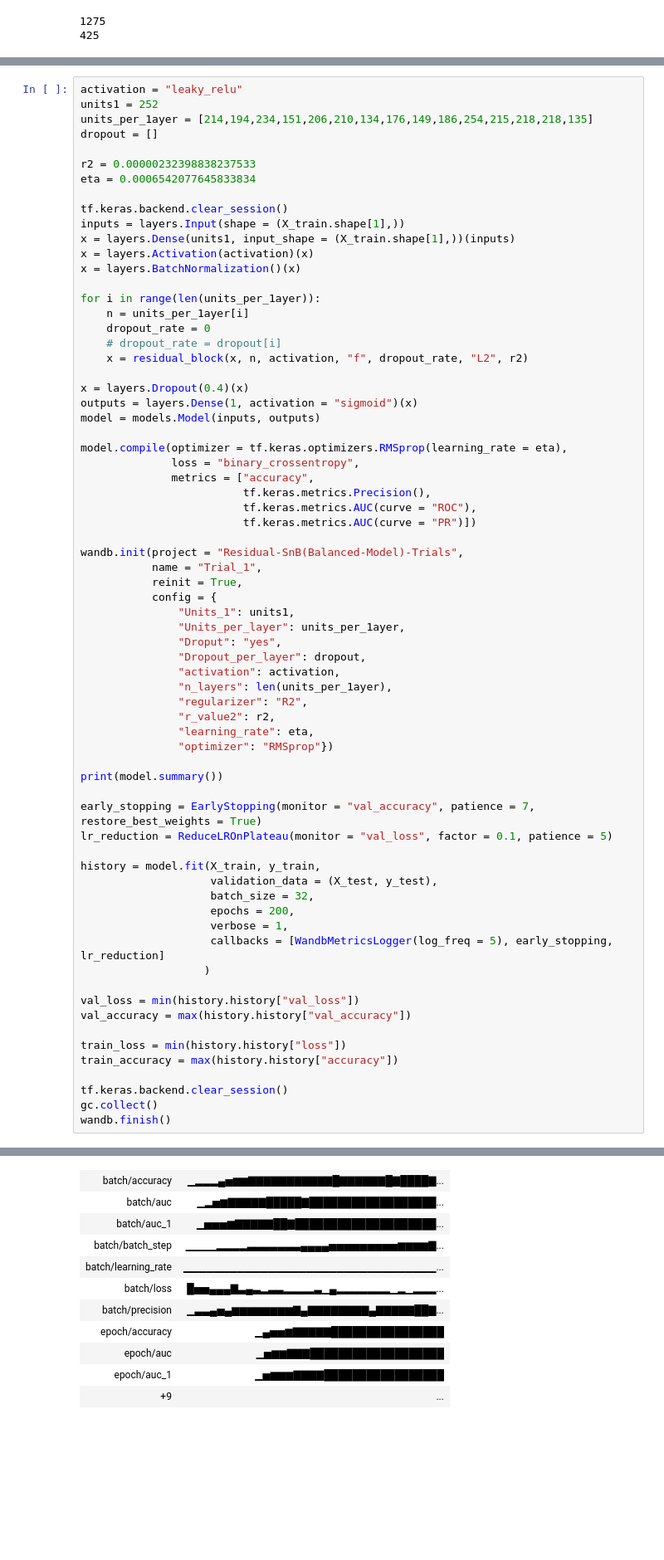
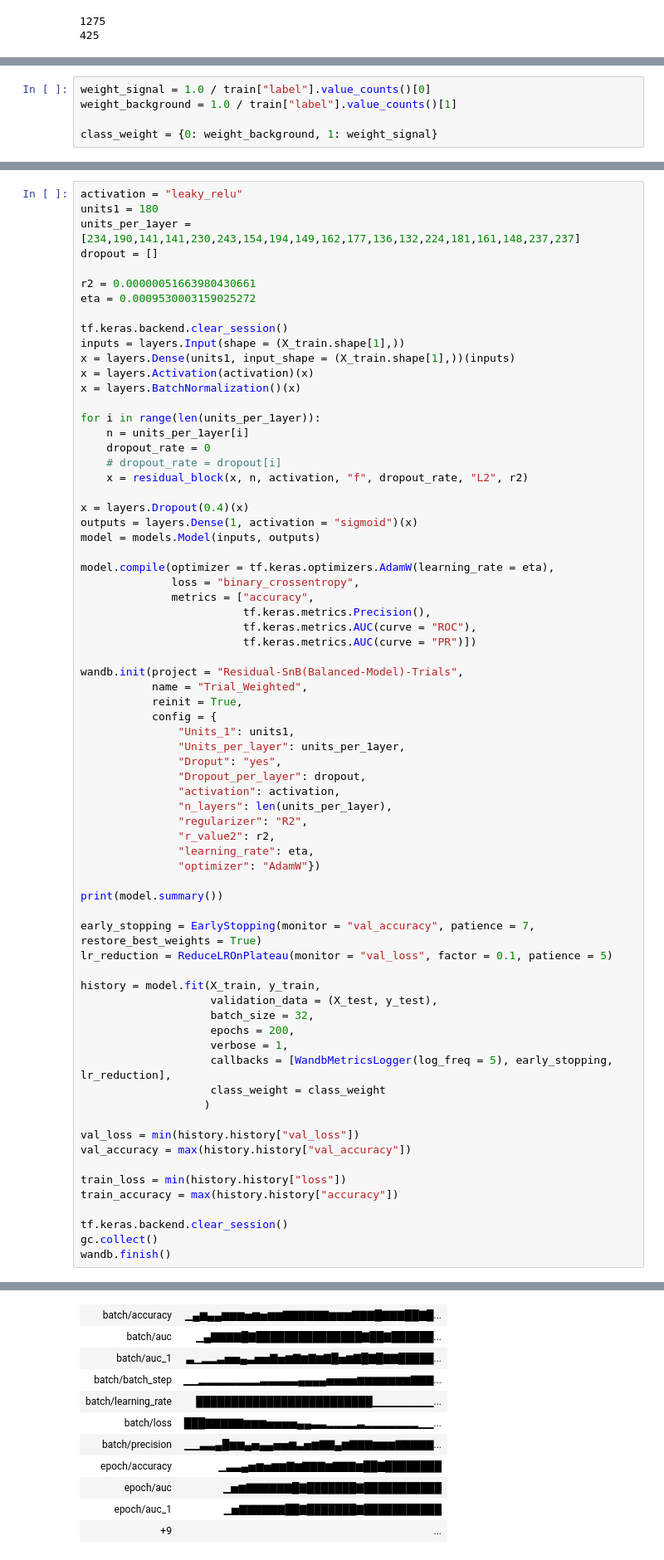
Before and after one commit to emmdaz/Higgs-Boson-SignalnBackground-Classificator, a Jupyter notebook: Trials-ANN/ResNet-Trials-Higgs_B.ipynb, the cells around one changed output, grey strips where cells are left out. Shown at 83% size. Cells and saved outputs as stored; diff of their text form; blank space fills up the shorter version.

Commit message:
Creación de un modelo tipo ResNet para clasificar eventos señal y ruido de bosones de Higgs. Se utilizaron pesos para balancear más los datos, opción que el diseño de red en Tensorflow permite.

```diff
--- a/Trials-ANN/ResNet-Trials-Higgs_B.ipynb
+++ b/Trials-ANN/ResNet-Trials-Higgs_B.ipynb
@@ -209,6 +209,11 @@ train.head()
 | 2 | 198.904312 | 3 | 21.869644 | -1.976044 | 28.644110 | 87.506470 | ... |
 | 3 | 261.334290 | 4 | 7.230958 | -0.462780 | 100.688171 | 16.901278 | ... |
 | 4 | 284.861328 | 3 | 6.746761 | -0.707597 | 119.034531 | 44.812328 | ... |
+# %%
+weight_signal = 1.0 / train["label"].value_counts()[0]
+weight_background = 1.0 / train["label"].value_counts()[1]
+
+class_weight = {0: weight_background, 1: weight_signal}
 # %%
 # We define a function to create residual blocks (considering a layer regularizer L2)
 
@@ -492,11 +439,11 @@ Run history:
 # %%
 activation = "leaky_relu"
-units1 = 252
-units_per_1ayer = [214,194,234,151,206,210,134,176,149,186,254,215,218,218,135]
+units1 = 180
+units_per_1ayer = [234,190,141,141,230,243,154,194,149,162,177,136,132,224,181,161,148,237,237]
 dropout = []
 
-r2 = 0.00000232398838237533
-eta = 0.0006542077645833834
+r2 = 0.00000051663980430661
+eta = 0.0009530003159025272
 
 tf.keras.backend.clear_session()
 inputs = layers.Input(shape = (X_train.shape[1],))
@@ -514,7 +461,7 @@ x = layers.Dropout(0.4)(x)
 outputs = layers.Dense(1, activation = "sigmoid")(x)
 model = models.Model(inputs, outputs)
 
-model.compile(optimizer = tf.keras.optimizers.RMSprop(learning_rate = eta),
+model.compile(optimizer = tf.keras.optimizers.AdamW(learning_rate = eta),
               loss = "binary_crossentropy",
               metrics = ["accuracy",
                          tf.keras.metrics.Precision(),
@@ -522,7 +469,7 @@ model.compile(optimizer = tf.keras.optimizers.RMSprop(learning_rate = eta),
                          tf.keras.metrics.AUC(curve = "PR")])
 
 wandb.init(project = "Residual-SnB(Balanced-Model)-Trials",
-           name = "Trial_1",
+           name = "Trial_Weighted",
            reinit = True,
            config = {
                "Units_1": units1,
@@ -534,7 +481,7 @@ wandb.init(project = "Residual-SnB(Balanced-Model)-Trials",
                "regularizer": "R2",
                "r_value2": r2,
                "learning_rate": eta,
-               "optimizer": "RMSprop"})
+               "optimizer": "AdamW"})
 
 print(model.summary())
 
@@ -546,7 +493,8 @@ history = model.fit(X_train, y_train,
                     batch_size = 32,
                     epochs = 200,
                     verbose = 1,
-                    callbacks = [WandbMetricsLogger(log_freq = 5), early_stopping, lr_reduction]
+                    callbacks = [WandbMetricsLogger(log_freq = 5), early_stopping, lr_reduction],
+                    class_weight = class_weight
                    )
 
 val_loss = min(history.history["val_loss"])
@@ -585,14 +533,14 @@ Epoch 26/200
 [interactive output not drawn]
 Run history:
-| batch/accuracy | ▁▂▂▂▄▅▆▆▇▇▇▇▇▇▇▇▇▇▇█▇▇▇▇▇▇█▇████▇... |
-| batch/auc | ▁▂▅▆▇▇▇▇▇█████▇██████████████████... |
-| batch/auc_1 | ▁▅▅▅▆▇▇▇▇▇██▇████████████████████... |
-| batch/batch_step | ▁▁▁▁▂▂▂▂▃▃▃▃▃▃▃▄▄▄▄▅▅▅▅▅▅▅▅▅▆▆▆▆▇... |
-| batch/learning_rate | ▁▁▁▁▁▁▁▁▁▁▁▁▁▁▁▁▁▁▁▁▁▁▁▁▁▁▁▁▁▁▁▁▁... |
-| batch/loss | █▅▅▄▄▄▇▃▄▃▂▃▃▂▂▂▂▃▁▄▂▂▂▂▂▂▂▁▂▁▂▂▂... |
-| batch/precision | ▁▃▃▄▅▄▆▆▆▆▆▆▆▆▇▄▇▇▇▇▇▇▇▇▄▇▇▇▇▇██▇... |
-| epoch/accuracy | ▁▄▅▅▆▇▇▇▇▇████████████████ |
-| epoch/auc | ▁▅▆▆▇▇▇███████████████████ |
-| epoch/auc_1 | ▁▅▆▆▆▇▇▇▇█████████████████ |
+| batch/accuracy | ▁▄▆▄▄▆▆▆▅▆▅▆▆▇▇▇▇▇▇▆▆▆▇▇▇█▇▇▇██▇█... |
+| batch/auc | ▁▄▇▇▇▇█▇███████████████▇██▇██████... |
+| batch/auc_1 | ▃▁▂▂▃▅▅▄▃▅▅▇▅▆▇▆▇▆▇█▅▆▇█▇█▇▇█████... |
+| batch/batch_step | ▁▁▂▂▂▂▂▂▂▂▃▃▃▃▃▄▄▄▄▅▅▅▅▆▆▆▆▆▆▆▇▇▇... |
+| batch/learning_rate | █████████████████████████▁▁▁▁▁▁▁▁... |
+| batch/loss | ███▇▇▇▇▇▆▆▆▅▅▅▅▄▄▃▃▂▂▂▂▃▂▂▂▂▂▂▂▁▁... |
+| batch/precision | ▁▁▃▃▄█▆▆▄▅▄▄▅▅▆▃▅▆▇▇▄▆▇▇▇▆▆▆▇▇▇▇▇... |
+| epoch/accuracy | ▁▃▃▄▅▆▅▆▆▇▆▇▇▇▆▇▇▇▆██▇████████ |
+| epoch/auc | ▁▅▆▇▇▇▇▇▇█▇███████▇███████████ |
+| epoch/auc_1 | ▁▅▇▇▇▇▇▇██▇███████▇███████████ |
 | +9 | ... |
 Run summary:
```
Also changed, not shown: parts of 7 cells of this notebook, 1 other file.
